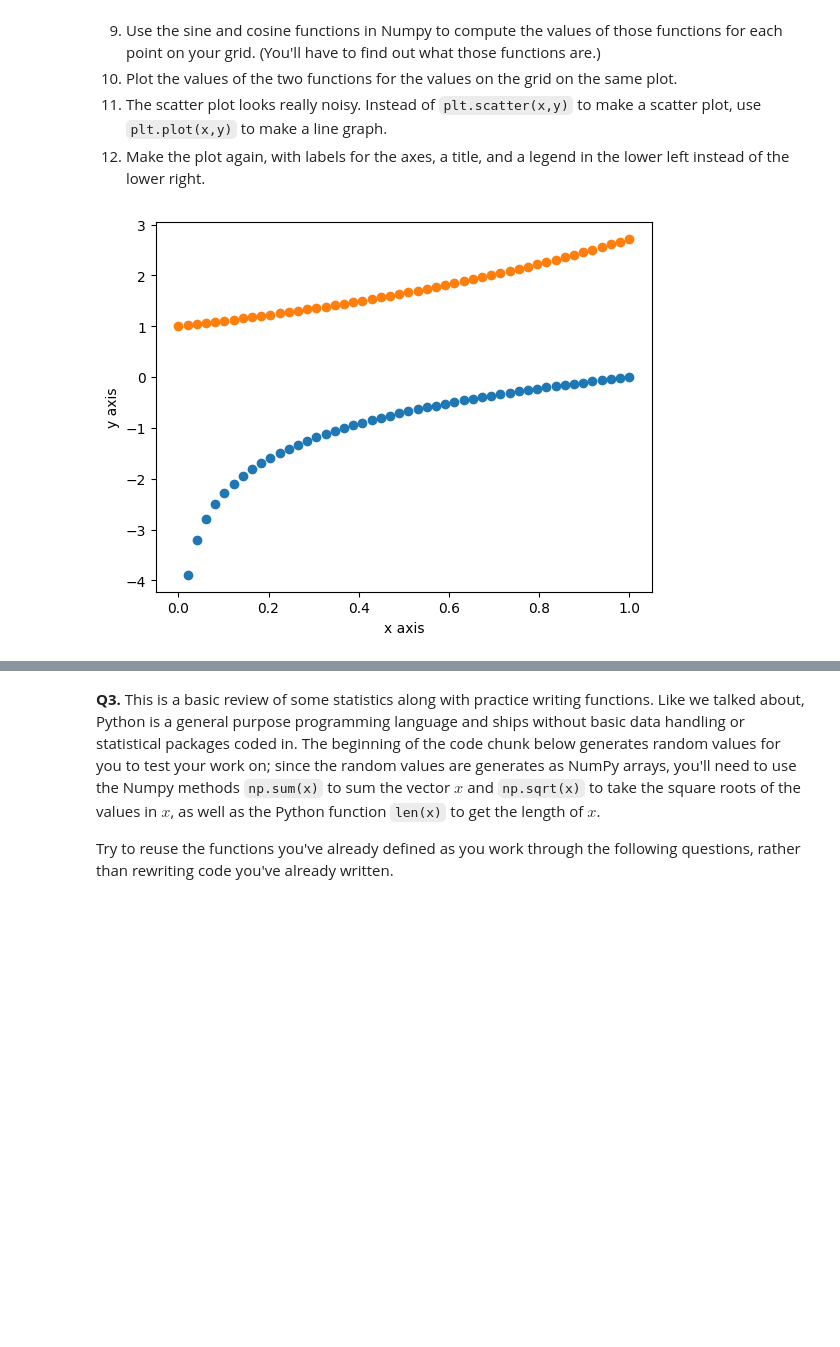
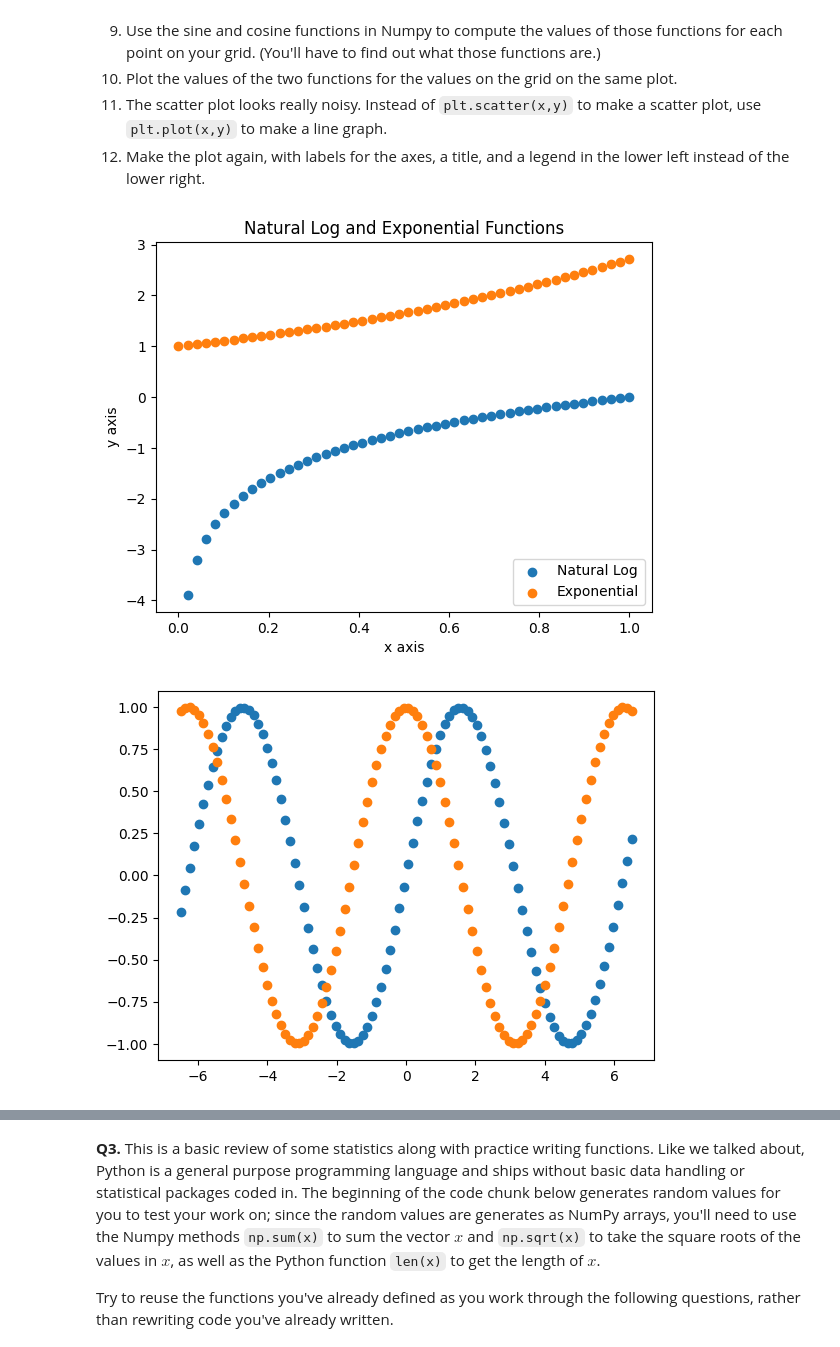
Before and after one commit to Catherine-Nguyen88/programming, a Jupyter notebook: assignment/assignment_programming.ipynb, the cells around one changed output, grey strips where cells are left out. Drawn from its saved outputs; the diff is of its cells as text; code cells hidden in the pictures; blank space fills up the shorter version.

```diff
--- a/assignment/assignment_programming.ipynb
+++ b/assignment/assignment_programming.ipynb
@@ -42,21 +42,40 @@ Now do it again, with slightly less direction:
 # %%
 import numpy as np
 import matplotlib.pyplot as plt
 
 #2
 N = 50
 x = np.linspace(0,1,N)
 #3
 y = np.log(x)
 z = np.exp(x)
 #4 and 5
-plt.scatter(x,y, label = 'y graph')
-plt.scatter(x,z, label = 'z graph')
-#6
+plt.scatter(x,y, label = 'Natural Log')
+plt.scatter(x,z, label = 'Exponential')
+#6 and 7
 plt.xlabel('x axis')
 plt.ylabel('y axis')
 plt.title('Natural Log and Exponential Functions')
+plt.legend(loc = 'lower right')
 plt.show()
-#7
+
+#8
+x2 = np.linspace(-6.5,6.5,100)
+#9
+y2 = np.sin(x2)
+z2 = np.cos(x2)
+#10
+plt.scatter(x2,y2, label = 'Sine Function')
+plt.scatter(x2,z2, label = 'Cosine Function')
+plt.show()
+#11
+plt.plot(x2,y2, label = 'Sine Function')
+plt.plot(x2,z2, label = 'Cosine Function')
+plt.xlabel('x axis')
+plt.ylabel('y axis')
+plt.title('Sine and Cosine Functions')
+plt.legend(loc = 'lower left')
+plt.show()
 # %% [output]
-[figure, old version]
+[figure, new version]
+[figure, added]
```
Also changed, not shown: parts of 1 cell of this notebook.
